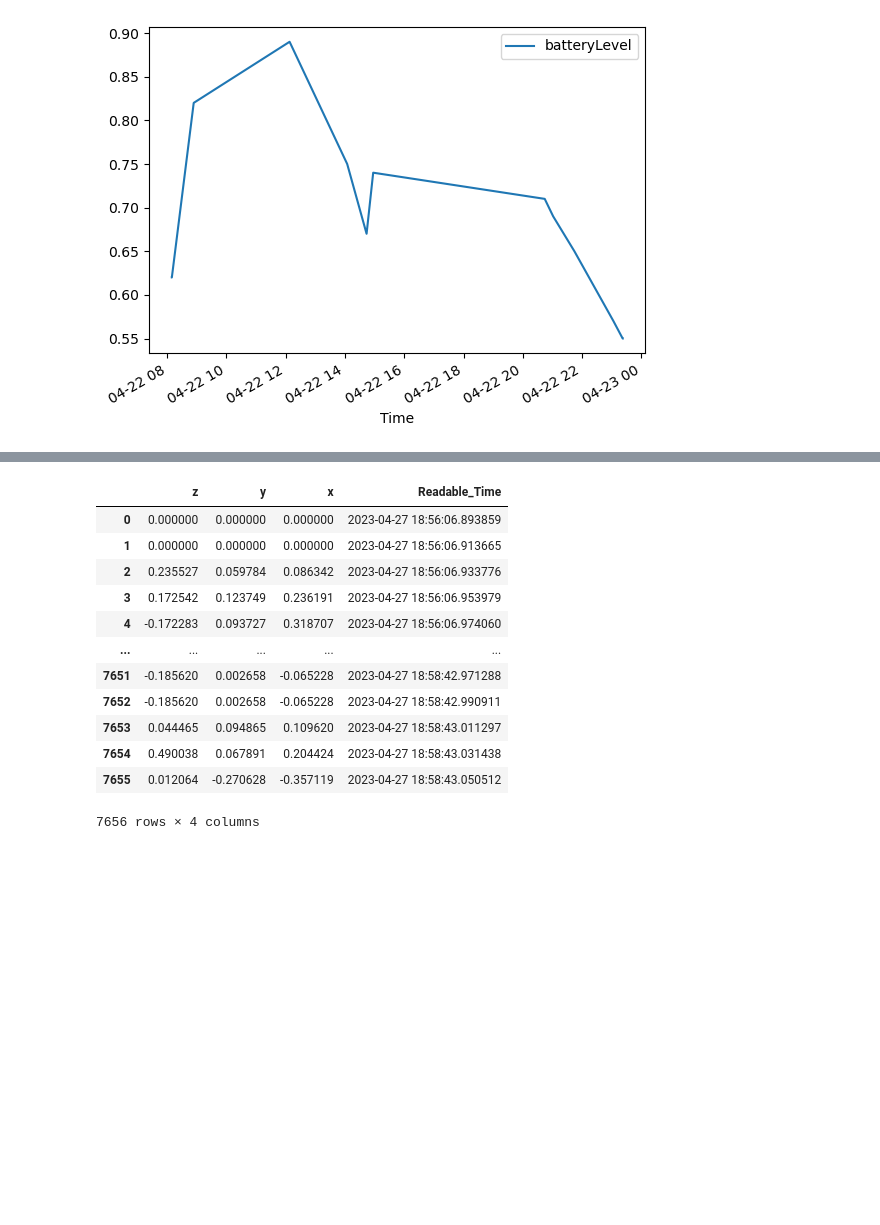
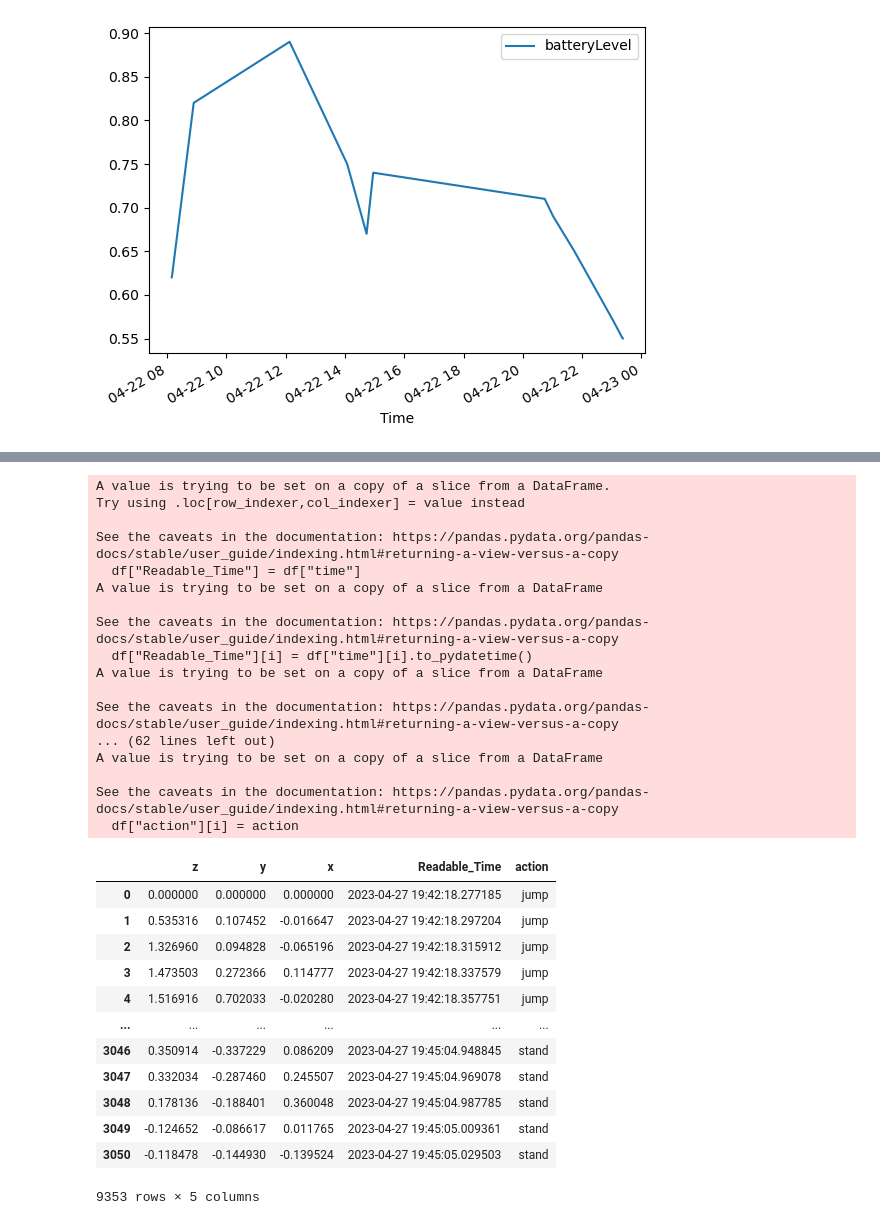
Before and after one commit to AlexeiMari/ML4B-2023, a Jupyter notebook: JupyterNotebooks/LightBrightnessDisplay Test.ipynb, the cells around one changed output, grey strips where cells are left out. Drawn from its saved outputs; the diff is of its cells as text; code cells hidden in the pictures; blank space fills up the shorter version.

```diff
--- a/JupyterNotebooks/LightBrightnessDisplay Test.ipynb
+++ b/JupyterNotebooks/LightBrightnessDisplay Test.ipynb
@@ -114,16 +116,52 @@ See the caveats in the documentation: https://pandas.pydata.org/pandas-docs/stab
-# %%
-acc
-# %% [output]
-|  | z | y | x | Readable_Time |
-| 0 | 0.000000 | 0.000000 | 0.000000 | 2023-04-27 18:56:06.893859 |
-| 1 | 0.000000 | 0.000000 | 0.000000 | 2023-04-27 18:56:06.913665 |
-| 2 | 0.235527 | 0.059784 | 0.086342 | 2023-04-27 18:56:06.933776 |
-| 3 | 0.172542 | 0.123749 | 0.236191 | 2023-04-27 18:56:06.953979 |
-| 4 | -0.172283 | 0.093727 | 0.318707 | 2023-04-27 18:56:06.974060 |
-| ... | ... | ... | ... | ... |
-| 7651 | -0.185620 | 0.002658 | -0.065228 | 2023-04-27 18:58:42.971288 |
-| 7652 | -0.185620 | 0.002658 | -0.065228 | 2023-04-27 18:58:42.990911 |
-| 7653 | 0.044465 | 0.094865 | 0.109620 | 2023-04-27 18:58:43.011297 |
-| 7654 | 0.490038 | 0.067891 | 0.204424 | 2023-04-27 18:58:43.031438 |
-| 7655 | 0.012064 | -0.270628 | -0.357119 | 2023-04-27 18:58:43.050512 |
-7656 rows × 4 columns
+# %%
+#Acceleration Preparation
+jump = pd.read_json(path+ r"\WJR_Detection\Jump-2023-04-27_19-42-18.json")
+walk = pd.read_json(path+ r"\WJR_Detection\Walk-2023-04-27_19-40-51.json")
+stand = pd.read_json(path+ r"\WJR_Detection\Standing-2023-04-27_19-44-03.json")
+
+jump_test = pd.read_json(path+ r"\WJR_Detection\Jump_Test-2023-04-28_10-00-59.json")
+walk_test = pd.read_json(path+ r"\WJR_Detection\Walk_Test-2023-04-28_10-00-09.json")
+stand_test = pd.read_json(path+ r"\WJR_Detection\Stand_Test-2023-04-28_09-59-11.json")
+
+jump = transform_data(jump, "jump")
+walk = transform_data(walk, "walk")
+stand = transform_data(stand, "stand")
+jump_test = transform_data(jump_test, "jump")
+walk_test = transform_data(walk_test, "walk")
+stand_test = transform_data(stand_test,"stand")
+
+training = pd.concat([jump, walk, stand])
+test = pd.concat([jump_test, walk_test, stand_test])
+
+training
+# %% [output]
+A value is trying to be set on a copy of a slice from a DataFrame.
+Try using .loc[row_indexer,col_indexer] = value instead
+
+See the caveats in the documentation: https://pandas.pydata.org/pandas-docs/stable/user_guide/indexing.html#returning-a-view-versus-a-copy
+  df["Readable_Time"] = df["time"]
+A value is trying to be set on a copy of a slice from a DataFrame
+
+See the caveats in the documentation: https://pandas.pydata.org/pandas-docs/stable/user_guide/indexing.html#returning-a-view-versus-a-copy
+  df["Readable_Time"][i] = df["time"][i].to_pydatetime()
+A value is trying to be set on a copy of a slice from a DataFrame
+
+See the caveats in the documentation: https://pandas.pydata.org/pandas-docs/stable/user_guide/indexing.html#returning-a-view-versus-a-copy
+... (62 lines left out)
+A value is trying to be set on a copy of a slice from a DataFrame
+
+See the caveats in the documentation: https://pandas.pydata.org/pandas-docs/stable/user_guide/indexing.html#returning-a-view-versus-a-copy
+  df["action"][i] = action
+|  | z | y | x | Readable_Time | action |
+| 0 | 0.000000 | 0.000000 | 0.000000 | 2023-04-27 19:42:18.277185 | jump |
+| 1 | 0.535316 | 0.107452 | -0.016647 | 2023-04-27 19:42:18.297204 | jump |
+| 2 | 1.326960 | 0.094828 | -0.065196 | 2023-04-27 19:42:18.315912 | jump |
+| 3 | 1.473503 | 0.272366 | 0.114777 | 2023-04-27 19:42:18.337579 | jump |
+| 4 | 1.516916 | 0.702033 | -0.020280 | 2023-04-27 19:42:18.357751 | jump |
+| ... | ... | ... | ... | ... | ... |
+| 3046 | 0.350914 | -0.337229 | 0.086209 | 2023-04-27 19:45:04.948845 | stand |
+| 3047 | 0.332034 | -0.287460 | 0.245507 | 2023-04-27 19:45:04.969078 | stand |
+| 3048 | 0.178136 | -0.188401 | 0.360048 | 2023-04-27 19:45:04.987785 | stand |
+| 3049 | -0.124652 | -0.086617 | 0.011765 | 2023-04-27 19:45:05.009361 | stand |
+| 3050 | -0.118478 | -0.144930 | -0.139524 | 2023-04-27 19:45:05.029503 | stand |
+9353 rows × 5 columns
```
Also changed, not shown: parts of 5 cells of this notebook.
